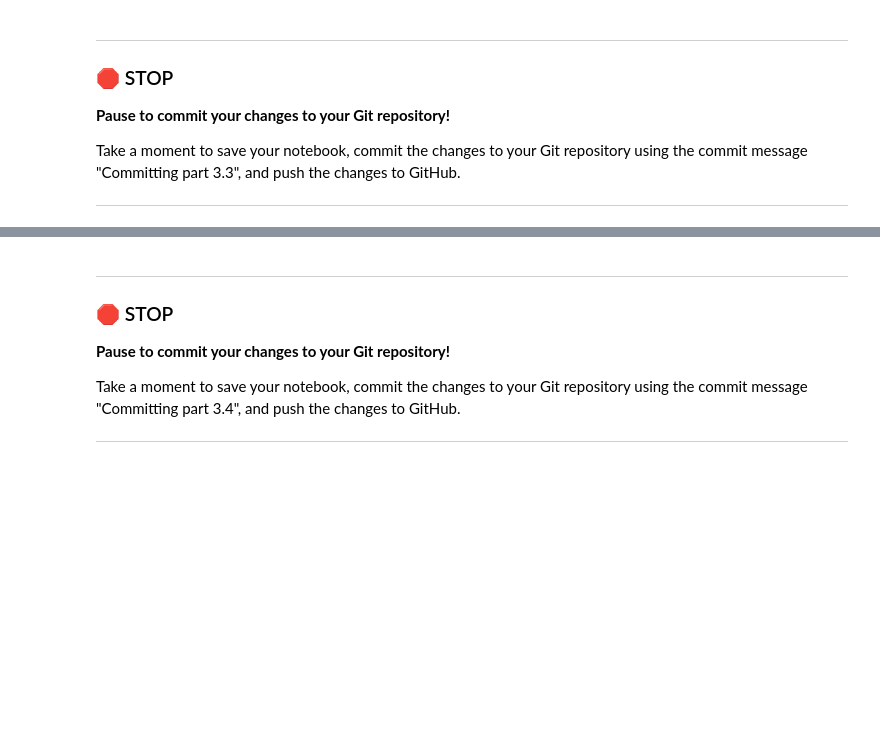
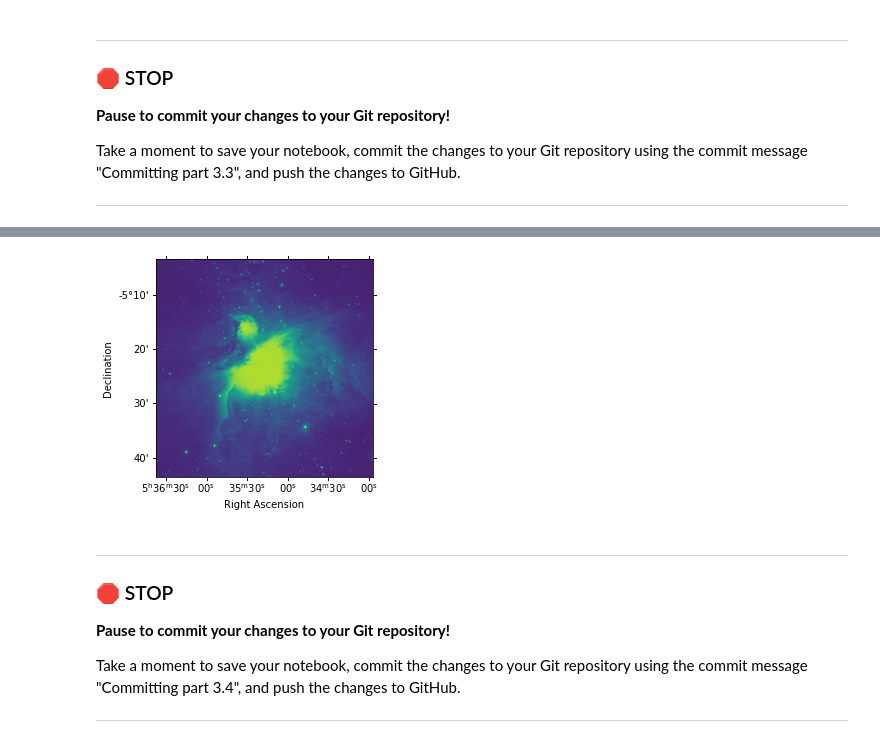
Before and after one commit to scottjaymsu/cmse202-s21-turnin, a Jupyter notebook: hw-01/HW-01_GitPracticeDebuggingAndPythonPackages-STUDENT.ipynb, the cells around one changed output, grey strips where cells are left out. Cells and saved outputs as stored; diff of their text form; code cells hidden in the pictures; blank space fills up the shorter version.

```diff
--- a/hw-01/HW-01_GitPracticeDebuggingAndPythonPackages-STUDENT.ipynb
+++ b/hw-01/HW-01_GitPracticeDebuggingAndPythonPackages-STUDENT.ipynb
@@ -347,0 +346,11 @@ Now that you've spent some time exploring the nature of these images, we're goin
+# %%
+# Put your code here
+from astropy.wcs import WCS
+ir = fits.open('m42_40min_ir.fits')[0]
+wcs = WCS(ir.header)
+
+plt.subplot(projection=wcs)
+plt.imshow(ir.data)
+plt.xlabel('Right Ascension')
+plt.ylabel('Declination')
+# %% [output]
@@ -348,3 +371,4 @@ Now that you've spent some time exploring the nature of these images, we're goin
+[figure, added]
 # %% [markdown]
 ---
 ### &#128721; STOP
```
Also changed, not shown: parts of 3 cells of this notebook.
